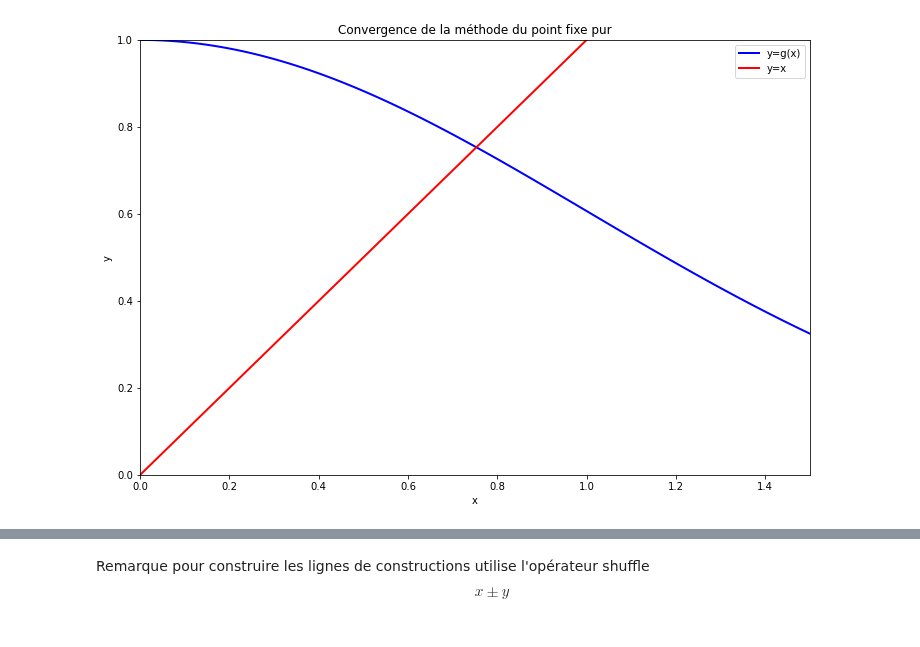
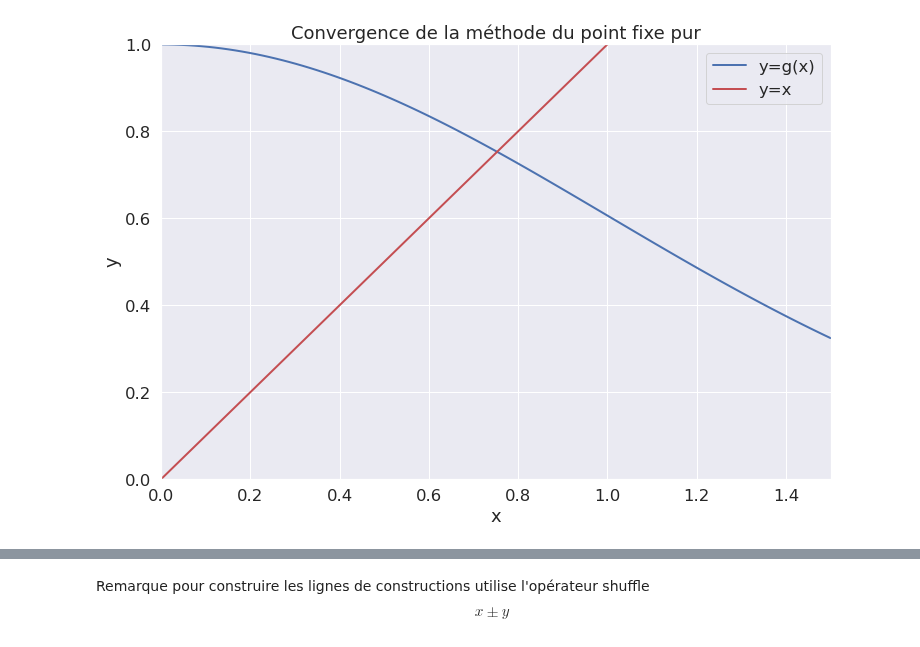
Before and after one commit to Elhadiq/NonLinearEquationSolverAndAnimator, a Jupyter notebook: Notebooks/Animer_ptxFixePure.ipynb, the cells around one changed output, grey strips where cells are left out. Cells and saved outputs as stored; diff of their text form; code cells hidden in the pictures.

```diff
--- a/Notebooks/Animer_ptxFixePure.ipynb
+++ b/Notebooks/Animer_ptxFixePure.ipynb
@@ -10,25 +10,26 @@ x=np.linspace(0,1.5,100)
 gx=g(x)
 # %%
 # create a figure and axes
+sns.set(font_scale=1.5)
 fig = plt.figure(figsize=(12,8))
 ax1 = plt.subplot(1,1,1)
 # set up the subplots as needed
 ax1.set_xlim(( 0, 1.5))
 ax1.set_ylim((0, 1))
 ax1.set_xlabel('x')
 ax1.set_ylabel('y')
 #fixed
 line1, = ax1.plot(x, gx, 'b', lw=2)
 line2, = ax1.plot(x, x, 'r', lw=2)
-constructionLines, = ax1.plot([],[] , 'g', lw=2)
+constructionLines, = ax1.plot([],[] , '--', lw=2)
 pt1, = ax1.plot([],[], 'yo', ms=10)
 # create objects that will change in the animation. These are
 # initially empty, and will be given new values for each frame
 # in the animation.
 txt_title = ax1.set_title('Convergence de la méthode du point fixe pur')
 ax1.legend(['y=g(x)','y=x']);
 # %% [output]
-[figure, old version]
+[figure, new version]
 # %%
 #Le model pt fixe
 def point_fixe(g, x0):
```
Also changed, not shown: 8 other files.
